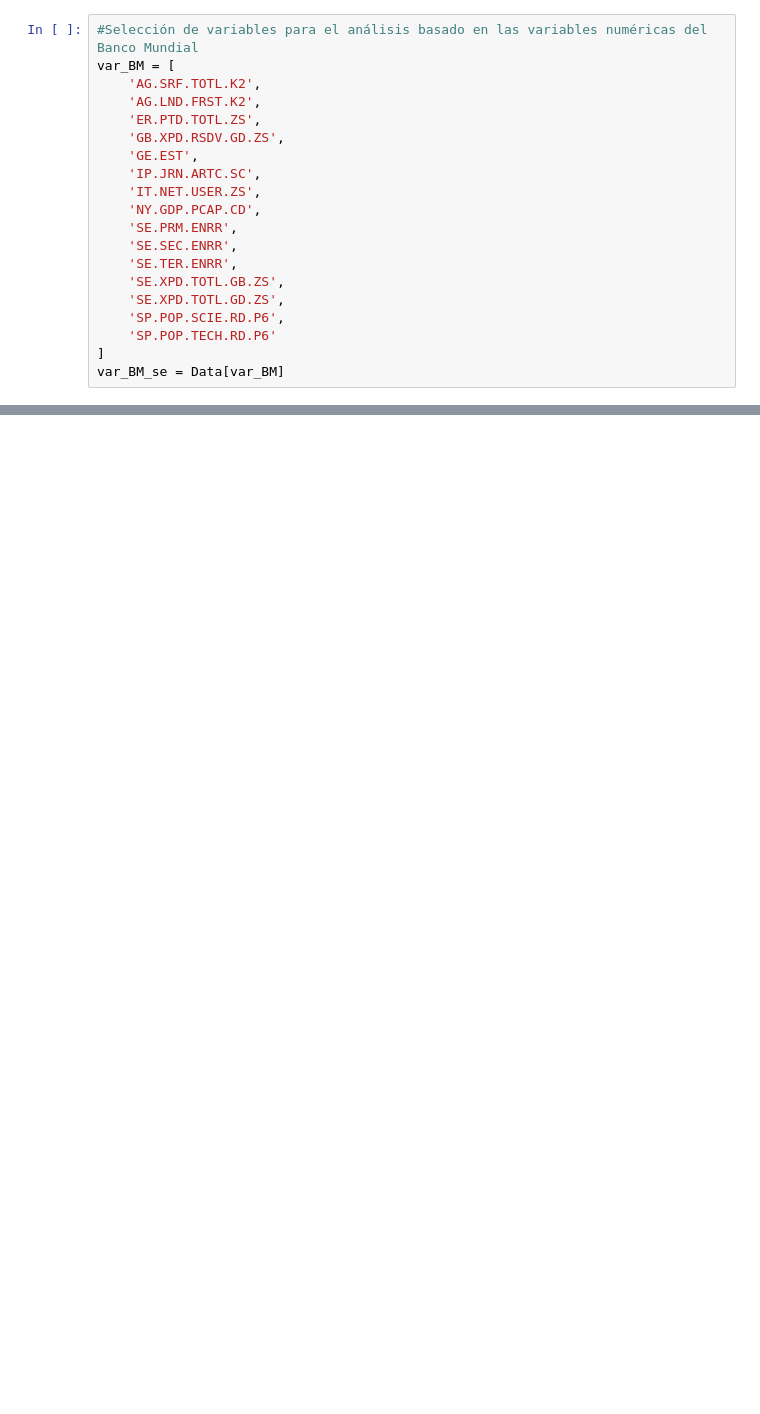
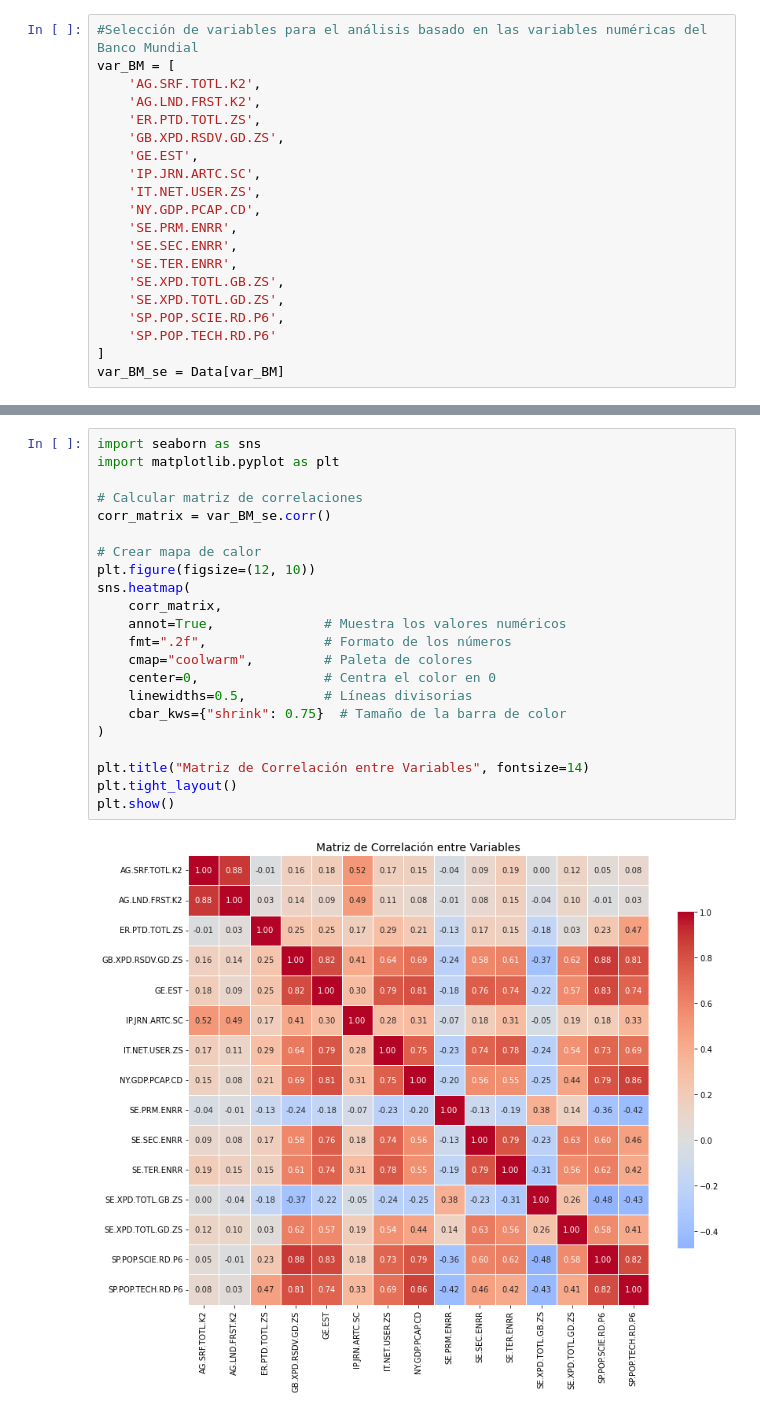
Before and after one commit to rortizgeo/Maestria_CD_Proyecto-Aplicado, a Jupyter notebook: PA_dataAnalysis.ipynb, the cells around one changed output, grey strips where cells are left out. Cells and saved outputs as stored; diff of their text form; blank space fills up the shorter version.

```diff
--- a/PA_dataAnalysis.ipynb
+++ b/PA_dataAnalysis.ipynb
@@ -440,0 +455,24 @@ plt.show()
+# %%
+import seaborn as sns
+import matplotlib.pyplot as plt
+
+# Calcular matriz de correlaciones
+corr_matrix = var_BM_se.corr()
+
+# Crear mapa de calor
+plt.figure(figsize=(12, 10))
+sns.heatmap(
+    corr_matrix,
+    annot=True,              # Muestra los valores numéricos
+    fmt=".2f",               # Formato de los números
+    cmap="coolwarm",         # Paleta de colores
+    center=0,                # Centra el color en 0
+    linewidths=0.5,          # Líneas divisorias
+    cbar_kws={"shrink": 0.75}  # Tamaño de la barra de color
+)
+
+plt.title("Matriz de Correlación entre Variables", fontsize=14)
+plt.tight_layout()
+plt.show()
+# %% [output]
+[figure, added]
```
Also changed, not shown: parts of 9 cells of this notebook.
